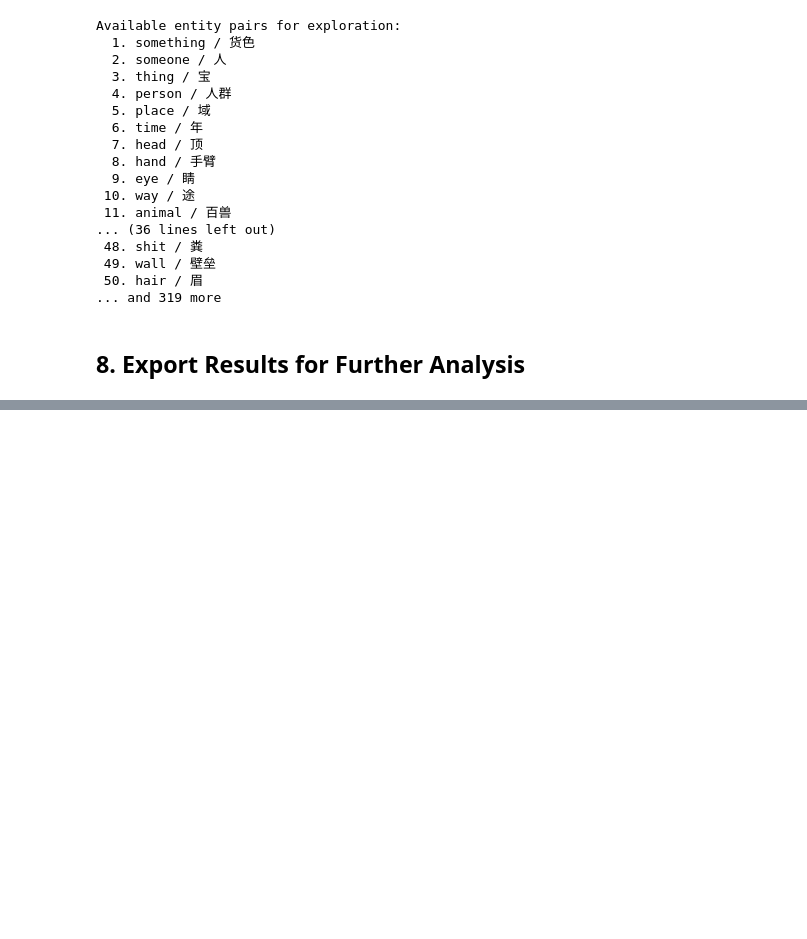
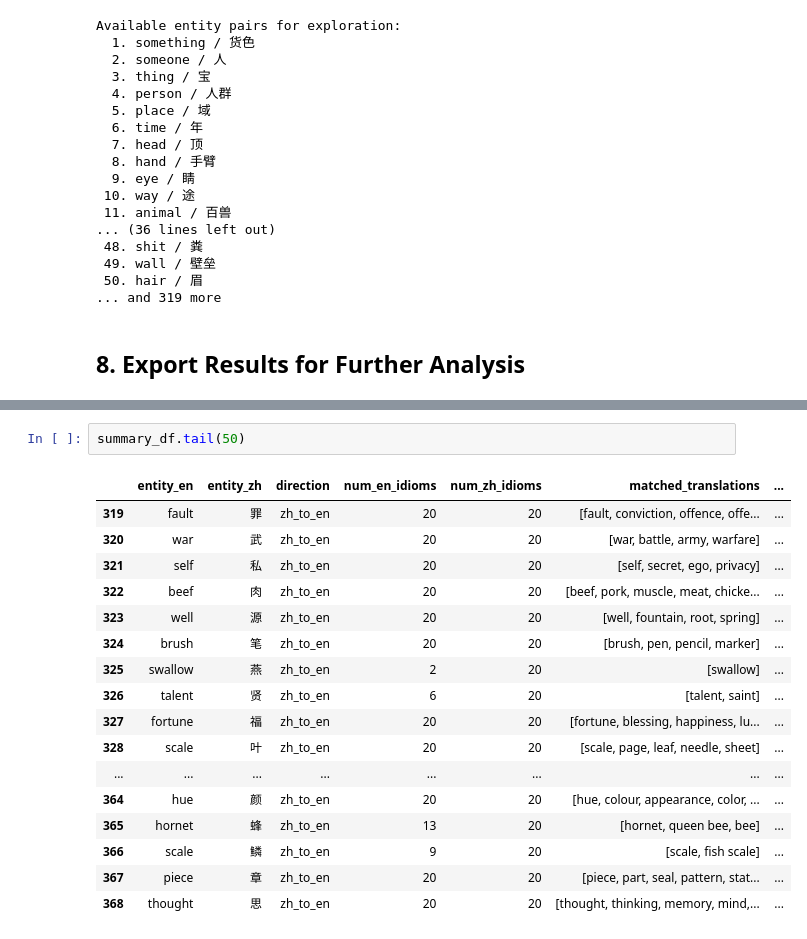
Before and after one commit to jiarui-liu/CultureInFigurativeLanguage, a Jupyter notebook: src/culture/analysis/notebooks/cross_lingual_same_entity_diff_meaning.ipynb, the cells around one changed output, grey strips where cells are left out. Drawn from its saved outputs; the diff is of its cells as text; blank space fills up the shorter version.

```diff
--- a/src/culture/analysis/notebooks/cross_lingual_same_entity_diff_meaning.ipynb
+++ b/src/culture/analysis/notebooks/cross_lingual_same_entity_diff_meaning.ipynb
@@ -610,0 +679,20 @@ summary_df.head(50)
+# %%
+summary_df.tail(50)
+# %% [output]
+|  | entity_en | entity_zh | direction | num_en_idioms | num_zh_idioms | matched_translations | ... |
+| 319 | fault | 罪 | zh_to_en | 20 | 20 | [fault, conviction, offence, offe... | ... |
+| 320 | war | 武 | zh_to_en | 20 | 20 | [war, battle, army, warfare] | ... |
+| 321 | self | 私 | zh_to_en | 20 | 20 | [self, secret, ego, privacy] | ... |
+| 322 | beef | 肉 | zh_to_en | 20 | 20 | [beef, pork, muscle, meat, chicke... | ... |
+| 323 | well | 源 | zh_to_en | 20 | 20 | [well, fountain, root, spring] | ... |
+| 324 | brush | 笔 | zh_to_en | 20 | 20 | [brush, pen, pencil, marker] | ... |
+| 325 | swallow | 燕 | zh_to_en | 2 | 20 | [swallow] | ... |
+| 326 | talent | 贤 | zh_to_en | 6 | 20 | [talent, saint] | ... |
+| 327 | fortune | 福 | zh_to_en | 20 | 20 | [fortune, blessing, happiness, lu... | ... |
+| 328 | scale | 叶 | zh_to_en | 20 | 20 | [scale, page, leaf, needle, sheet] | ... |
+| ... | ... | ... | ... | ... | ... | ... | ... |
+| 364 | hue | 颜 | zh_to_en | 20 | 20 | [hue, colour, appearance, color, ... | ... |
+| 365 | hornet | 蜂 | zh_to_en | 13 | 20 | [hornet, queen bee, bee] | ... |
+| 366 | scale | 鳞 | zh_to_en | 9 | 20 | [scale, fish scale] | ... |
+| 367 | piece | 章 | zh_to_en | 20 | 20 | [piece, part, seal, pattern, stat... | ... |
+| 368 | thought | 思 | zh_to_en | 20 | 20 | [thought, thinking, memory, mind,... | ... |
```
Also changed, not shown: parts of 10 cells of this notebook, 7 other files.
